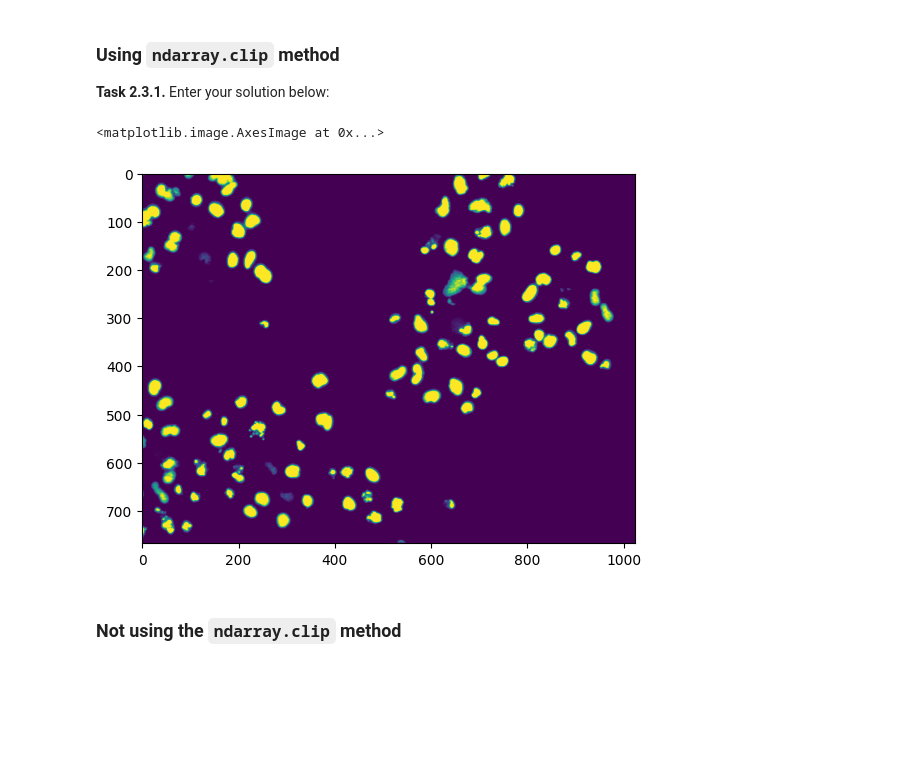
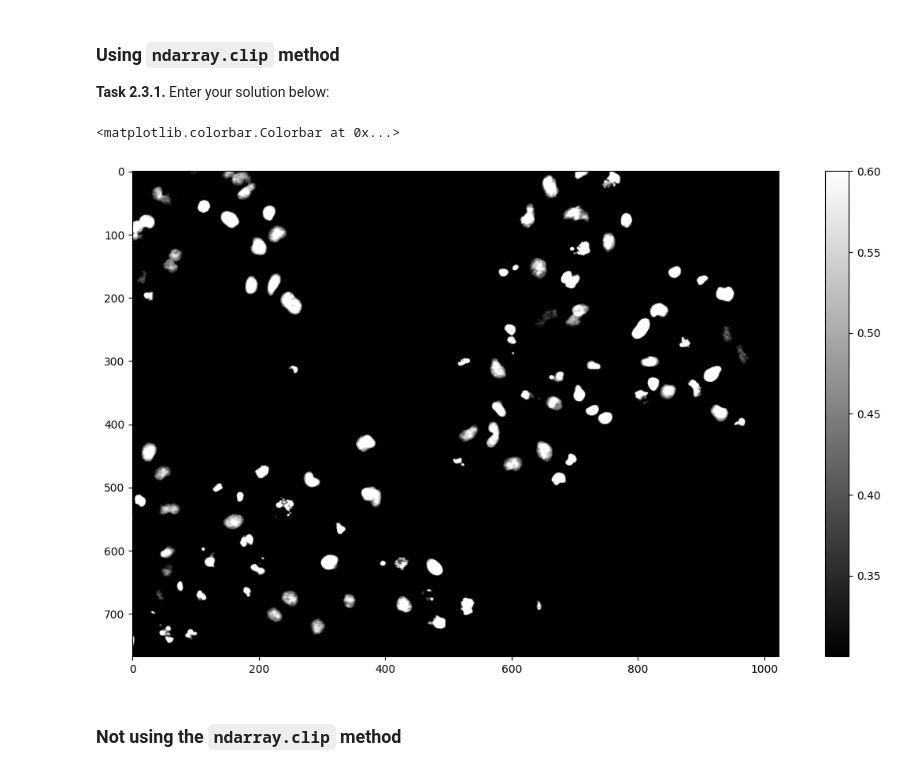
Before and after one commit to svenleukert/mobi-fs3-python, a Jupyter notebook: task2.ipynb, the cells around one changed output. Drawn from its saved outputs; the diff is of its cells as text; code cells hidden in the pictures; blank space fills up the shorter version.

```diff
--- a/task2.ipynb
+++ b/task2.ipynb
@@ -54,0 +48,3 @@ plt.imshow(img)
+# %%
+T1 = 0.3
+T2 = 0.6
@@ -58,10 +61,12 @@ plt.imshow(img)
 **<a id="#">Task 2.3.1.</a>** Enter your solution below:
 # %%
 img_clipped=img.clip(T1,T2)
-plt.imshow(img_clipped)
+plt.figure(figsize=(15,8))
+plt.imshow(img_clipped, 'gray')
+plt.colorbar()
 # %% [output]
-<matplotlib.image.AxesImage at 0x...>
+<matplotlib.colorbar.Colorbar at 0x...>
-[figure, old version]
+[figure, new version]
 # %% [markdown]
 ### Not using the `ndarray.clip` method
 # %% [markdown]
```
Also changed, not shown: parts of 11 cells of this notebook.
